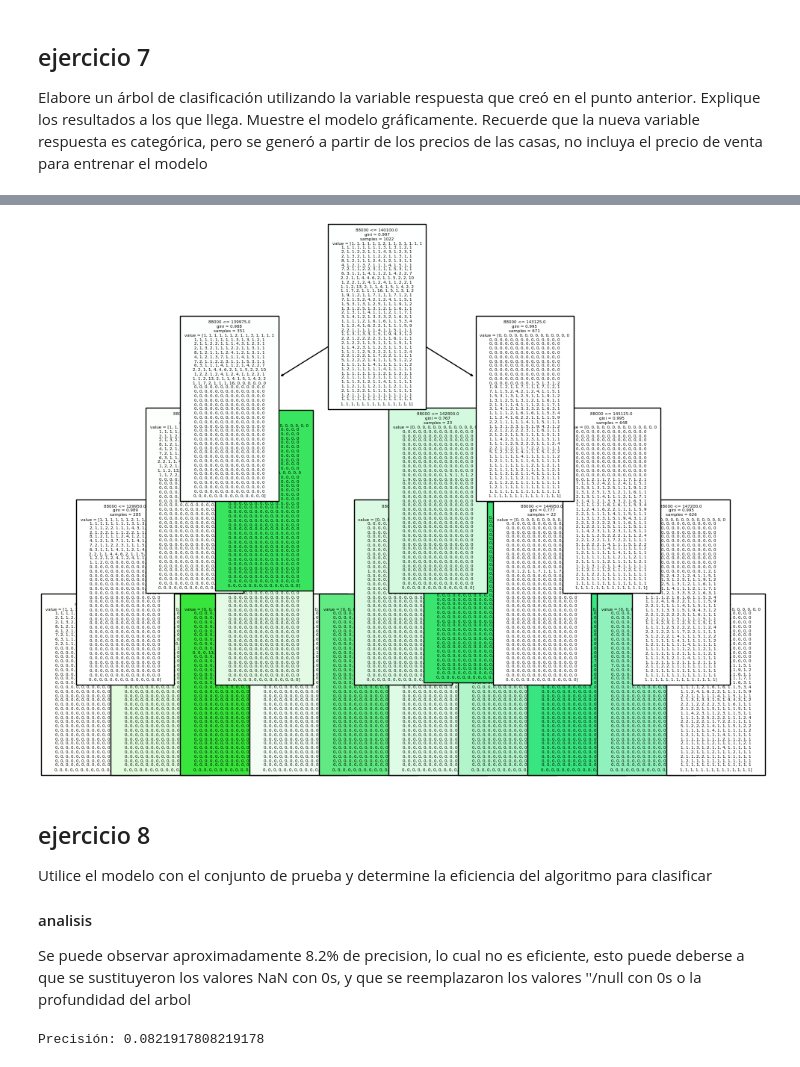
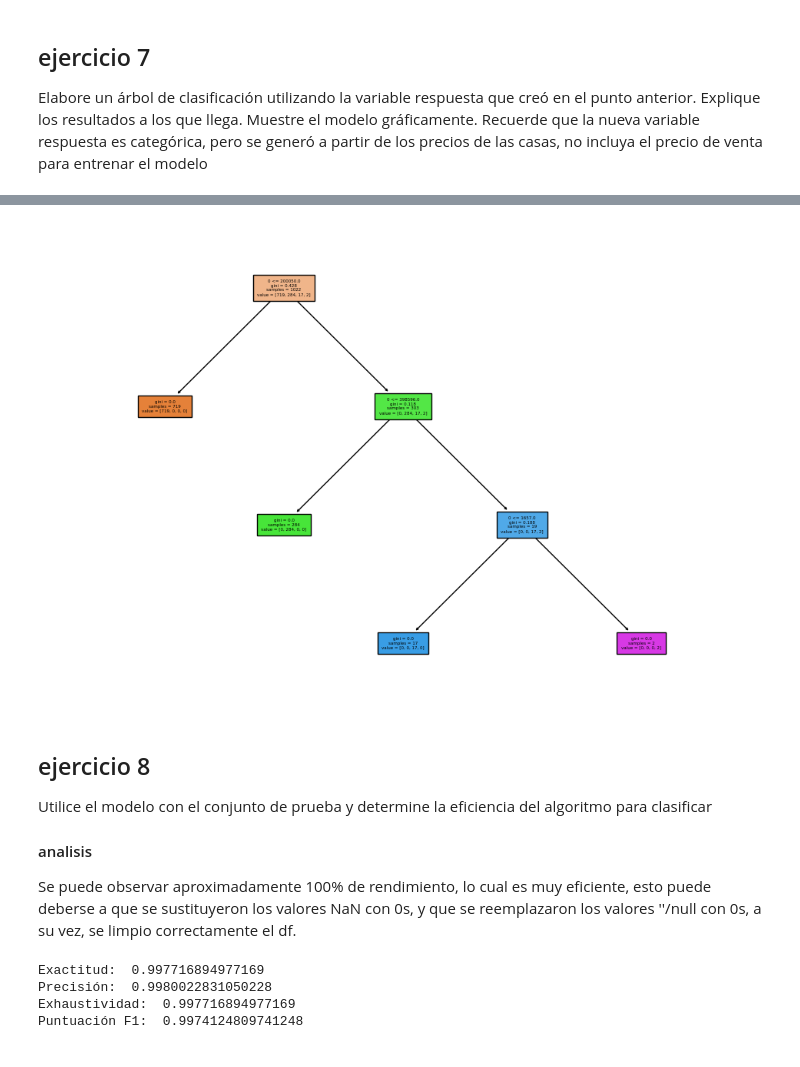
Before and after one commit to Javier19-cmd/Hoja4-Miner-a, a Jupyter notebook: Hoja4.ipynb, the cells around one changed output, grey strips where cells are left out. Saved outputs shown, nothing was run; the diff lists cells and outputs as text; code cells hidden in the pictures.

```diff
--- a/Hoja4.ipynb
+++ b/Hoja4.ipynb
@@ -590,7 +573,6 @@ casas, no incluya el precio de venta para entrenar el modelo
 # %%
 from sklearn import tree
 import matplotlib.pyplot as plt
-# from sklearn.datasets import load_iris
 from pandas import read_csv, DataFrame, factorize
 from sklearn.model_selection import train_test_split
 
@@ -603,10 +585,11 @@ num = data.select_dtypes(include=['number']).columns.to_list()
 x = DataFrame()
 x[num] = data[num]
 x[cat] = data[cat].apply(lambda x: factorize(x)[0])
-X = x.drop('Precio', axis=1)
-y = data['Precio']
+res = 'Clasificacion'
+X = x.drop(res, axis=1)
+y = data[res]
 
-# print(x.shape)
+# print(X.shape)
 # print(y.shape)
 # print(X)
 
@@ -614,17 +597,15 @@ y = data['Precio']
 X_train, X_test, y_train, y_test = train_test_split(X, y, test_size=0.3, random_state=0)
 
 # Crea un clasificador de árbol de decisión
-clf = tree.DecisionTreeClassifier(max_depth=4)
+clf = tree.DecisionTreeClassifier( max_depth=4 )
 
 # Entrena el clasificador en el conjunto de entrenamiento
 clf.fit(X_train, y_train)
 
 
-# Obtiene los nombres de las clases
-class_names = [str(i) for i in  clf.classes_ ]
-# print(class_names)
-# ye = ['u' for i in range(len(class_names))]
+# Realiza predicciones en el conjunto de prueba
+y_pred = clf.predict(X_test)
 
 fig, ax = plt.subplots(figsize=(12, 8))
-tree.plot_tree(clf, filled=True, fontsize=4, feature_names=class_names)
+tree.plot_tree(clf, fontsize=4, feature_names=y, filled=True)
 # %% [output]
@@ -648,20 +619,33 @@ tree.plot_tree(clf, filled=True, fontsize=4, feature_names=class_names)
-[figure, old version]
+[figure, new version]
 # %% [markdown]
 ## ejercicio 8
 Utilice el modelo con el conjunto de prueba y determine la eficiencia del algoritmo para
 clasificar
 
 #### analisis
-Se puede observar aproximadamente 8.2% de precision, lo cual no es eficiente, esto puede deberse a que se sustituyeron los valores NaN con 0s, y que se reemplazaron los valores ''/null con 0s o la profundidad del arbol
+Se puede observar aproximadamente 100% de rendimiento, lo cual es muy eficiente, esto puede deberse a que se sustituyeron los valores NaN con 0s, y que se reemplazaron los valores ''/null con 0s, a su vez, se limpio correctamente el df.
-# %%
-# Realiza predicciones en el conjunto de prueba
-y_pred = clf.predict(X_test)
-
-# Evalúa la precisión de las predicciones
-accuracy = clf.score(X_test, y_test)
-print("Precisión:", accuracy)
-# %% [output]
-Precisión: 0.0821917808219178
+# %%
+from sklearn.metrics import accuracy_score, precision_score, recall_score, f1_score
+
+
+
+# Calcular las métricas de evaluación
+accuracy = accuracy_score(y_test, y_pred)
+precision = precision_score(y_test, y_pred, average='weighted')
+recall = recall_score(y_test, y_pred, average='weighted')
+f1 = f1_score(y_test, y_pred, average='weighted')
+
+
+# Imprimir los resultados
+print('Exactitud: ', accuracy)
+print('Precisión: ', precision)
+print('Exhaustividad: ', recall)
+print('Puntuación F1: ', f1)
+# %% [output]
+Exactitud:  0.997716894977169
+Precisión:  0.9980022831050228
+Exhaustividad:  0.997716894977169
+Puntuación F1:  0.9974124809741248
 # %% [markdown]
 ## ejercicio 9
 
```
Also changed, not shown: parts of 13 cells of this notebook, 6 other files.
